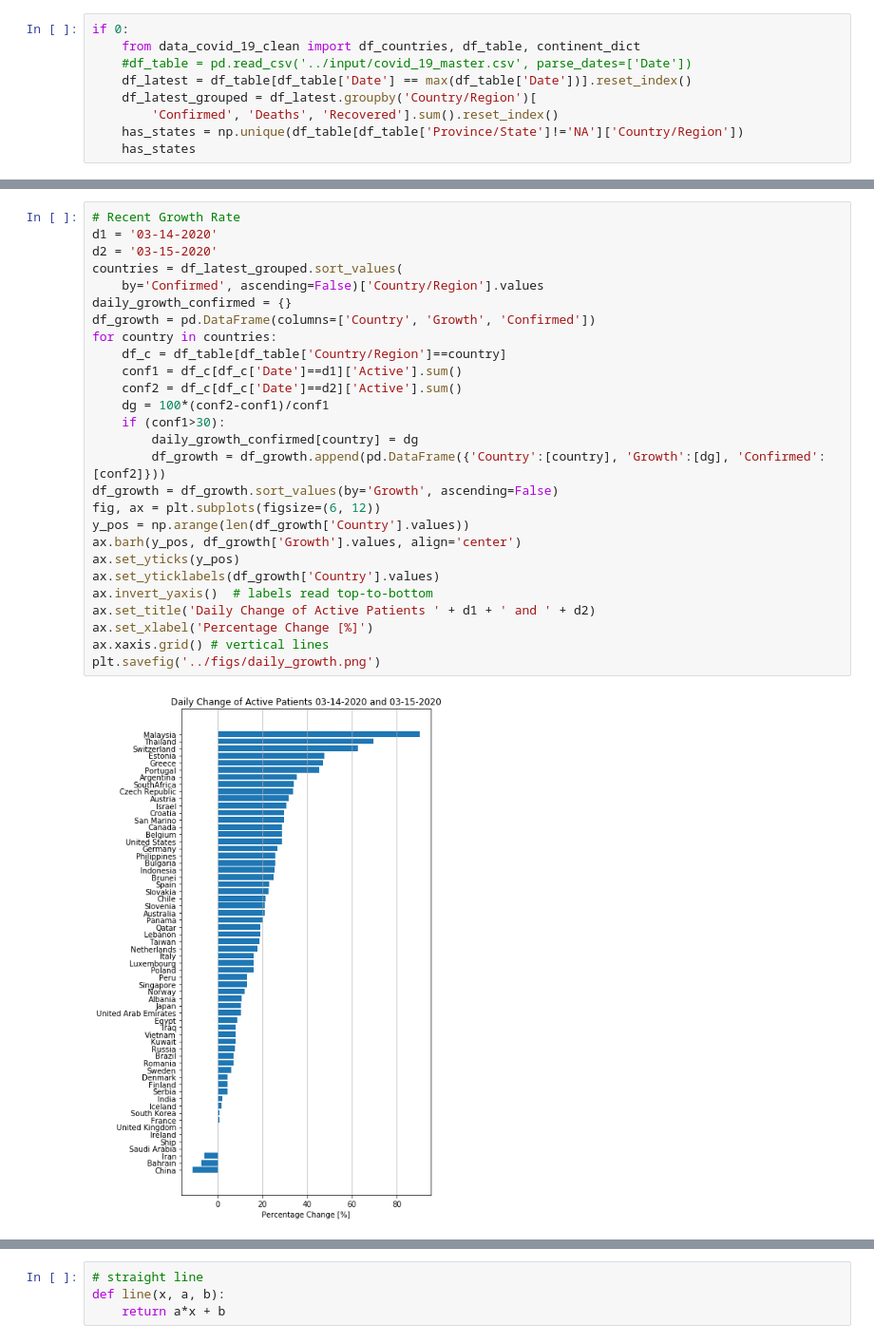
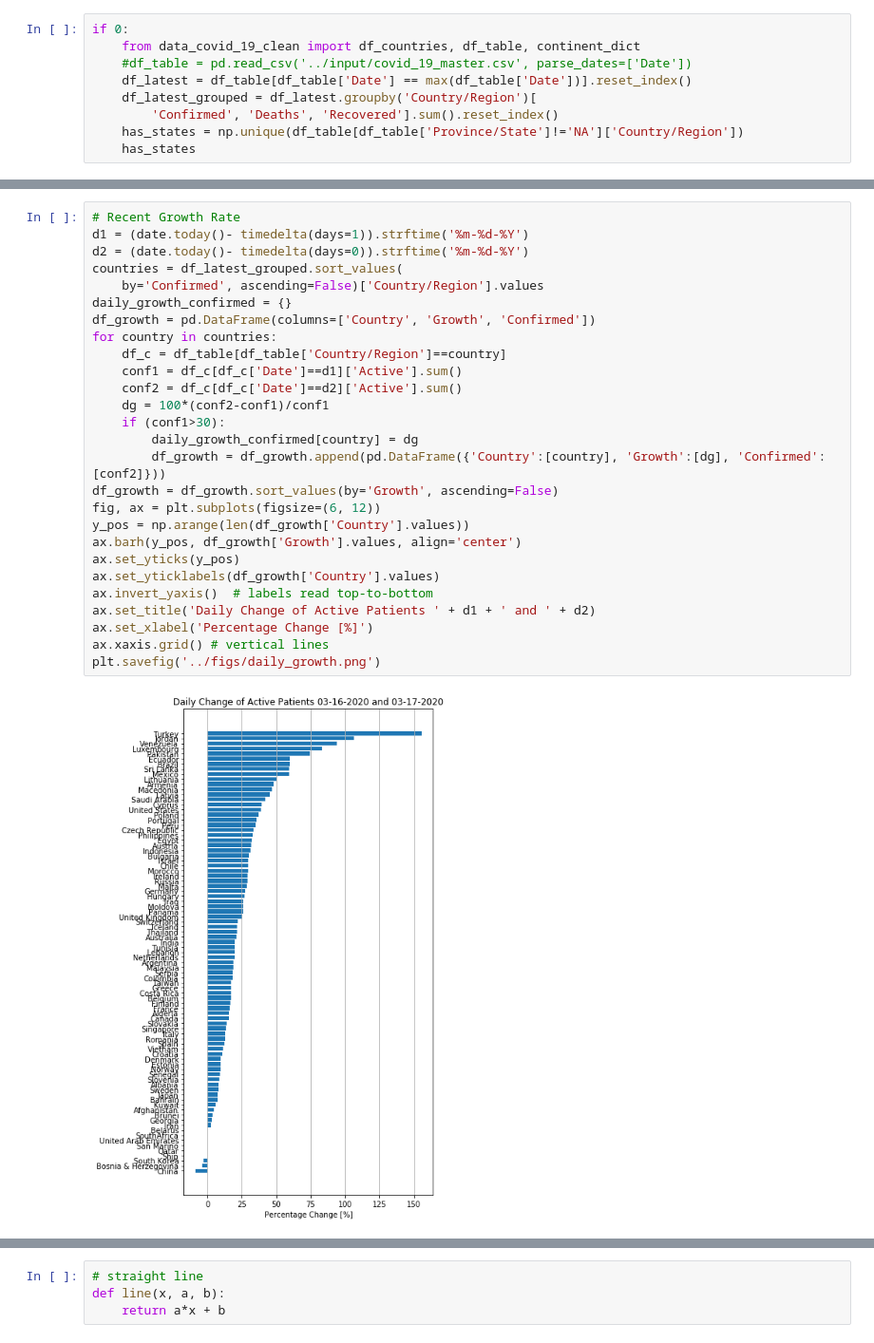
Before and after one commit to degerli/covid-21, a Jupyter notebook: notebook/Exploration_covid_19_clean.ipynb, the cells around one changed output, grey strips where cells are left out. Shown: that part at 95% size. Saved outputs shown, nothing was run; the diff lists cells and outputs as text.

```diff
--- a/notebook/Exploration_covid_19_clean.ipynb
+++ b/notebook/Exploration_covid_19_clean.ipynb
@@ -79,32 +93,32 @@ for ifig in range(2):
 # %%
 # Recent Growth Rate
-d1 = '03-14-2020'
-d2 = '03-15-2020'
+d1 = (date.today()- timedelta(days=1)).strftime('%m-%d-%Y')
+d2 = (date.today()- timedelta(days=0)).strftime('%m-%d-%Y')
 countries = df_latest_grouped.sort_values(
     by='Confirmed', ascending=False)['Country/Region'].values
 daily_growth_confirmed = {}
 df_growth = pd.DataFrame(columns=['Country', 'Growth', 'Confirmed'])
 for country in countries:
     df_c = df_table[df_table['Country/Region']==country]
     conf1 = df_c[df_c['Date']==d1]['Active'].sum()
     conf2 = df_c[df_c['Date']==d2]['Active'].sum()
     dg = 100*(conf2-conf1)/conf1
     if (conf1>30):
         daily_growth_confirmed[country] = dg
         df_growth = df_growth.append(pd.DataFrame({'Country':[country], 'Growth':[dg], 'Confirmed':[conf2]}))
 df_growth = df_growth.sort_values(by='Growth', ascending=False)
 fig, ax = plt.subplots(figsize=(6, 12))
 y_pos = np.arange(len(df_growth['Country'].values))
 ax.barh(y_pos, df_growth['Growth'].values, align='center')
 ax.set_yticks(y_pos)
 ax.set_yticklabels(df_growth['Country'].values)
 ax.invert_yaxis()  # labels read top-to-bottom
 ax.set_title('Daily Change of Active Patients ' + d1 + ' and ' + d2)
 ax.set_xlabel('Percentage Change [%]')
 ax.xaxis.grid() # vertical lines
 plt.savefig('../figs/daily_growth.png')
 # %% [output]
-[figure, old version]
+[figure, new version]
 # %%
 # Very simple but not realistic forecasting
 delt = 0.01
```
Also changed, not shown: parts of 13 cells of this notebook, 14 other files.
